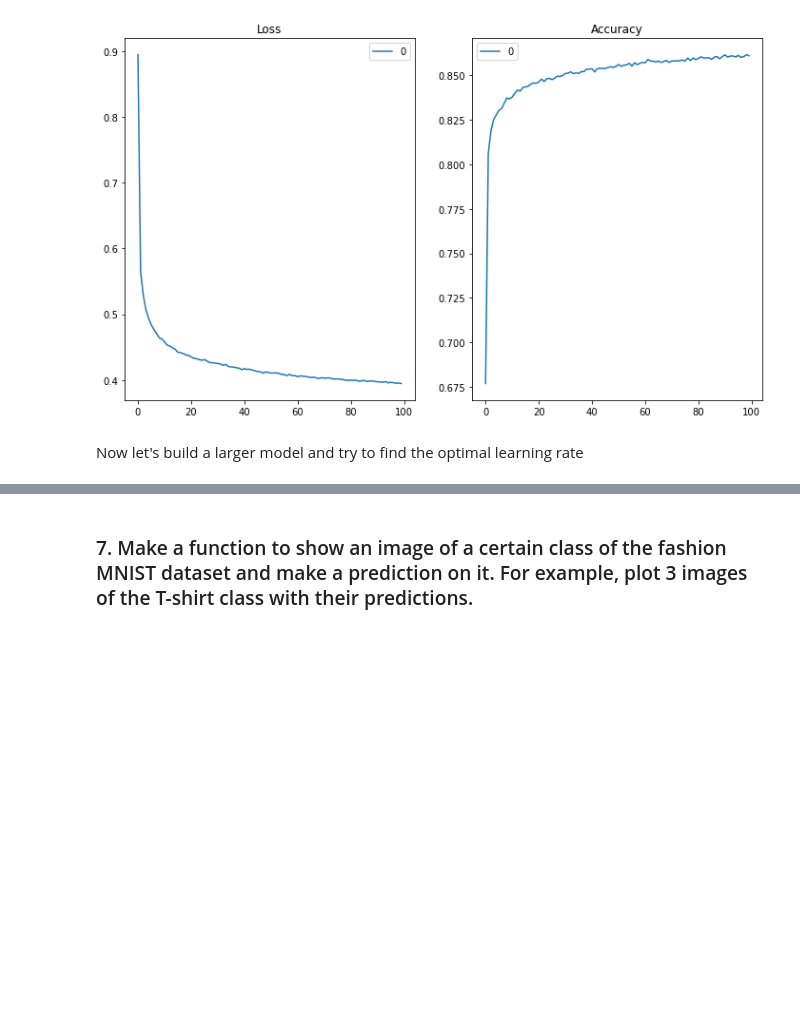
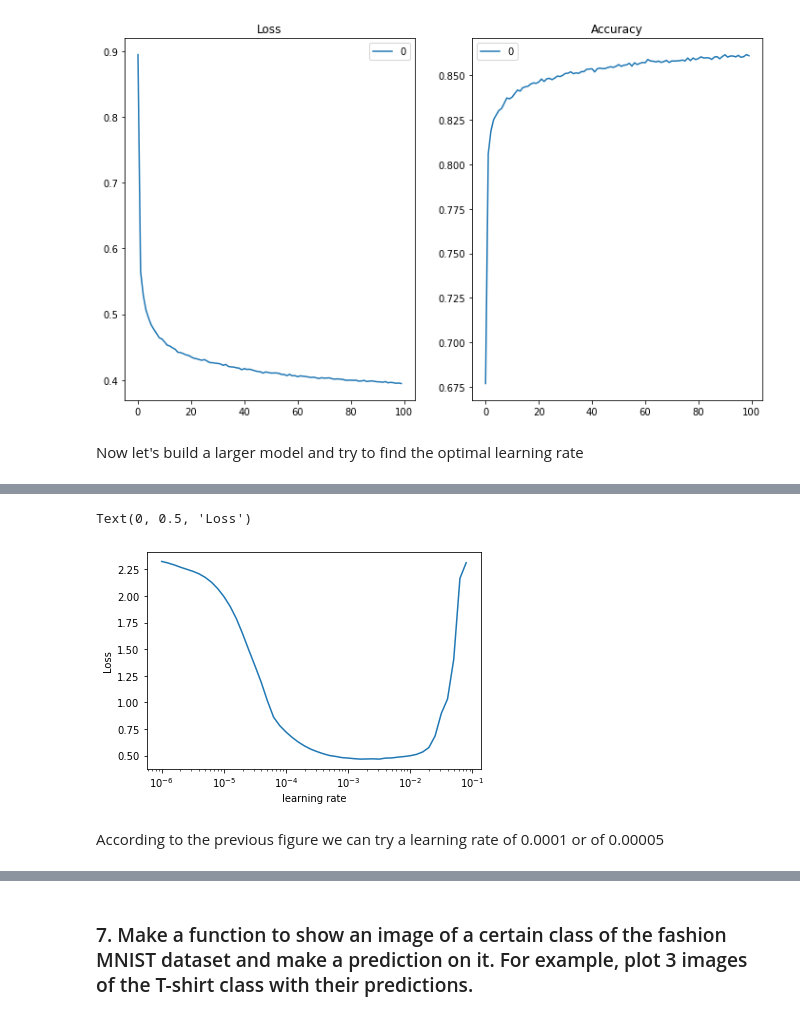
Before and after one commit to danchaud-vincent/tensorflow-deep-learning, a Jupyter notebook: exercices-solutions/02-Neural_Network_For_Classification_problem_Exercices.ipynb, the cells around one changed output, grey strips where cells are left out. Cells and saved outputs as stored; diff of their text form; code cells hidden in the pictures; blank space fills up the shorter version.

```diff
--- a/exercices-solutions/02-Neural_Network_For_Classification_problem_Exercices.ipynb
+++ b/exercices-solutions/02-Neural_Network_For_Classification_problem_Exercices.ipynb
@@ -686,3 +686,27 @@ Text(0.5, 1.0, 'Accuracy')
 [figure]
 # %% [markdown]
 Now let's build a larger model and try to find the optimal learning rate
+# %%
+# model 3
+tf.random.set_seed(42)
+
+# create model
+model_mnist_3 = tf.keras.Sequential([
+    tf.keras.layers.Flatten(input_shape=(28,28)),
+    tf.keras.layers.Dense(6,activation="relu"),
+    tf.keras.layers.Dense(6,activation="relu"),
+    tf.keras.layers.Dense(6,activation="relu"),
+    tf.keras.layers.Dense(6,activation="relu"),
+    tf.keras.layers.Dense(10,activation="softmax"),
+])
+
+# compile
+model_mnist_3.compile(loss = tf.keras.losses.SparseCategoricalCrossentropy(),
+                      optimizer = tf.keras.optimizers.Adam(),
+                      metrics = ["accuracy"])
+
+# callback lr
+lr_callback = tf.keras.callbacks.LearningRateScheduler(lambda epoch: 1e-6 * 10 **(epoch/10))
+
+# fit
+history_mnist_3 = model_mnist_3.fit(train_data_normalized,train_labels,epochs = 50, callbacks = [lr_callback])
@@ -688,0 +731,13 @@ Now let's build a larger model and try to find the optimal learning rate
+# %%
+learning_rate = 1e-6 * 10**(np.arange(50)/10)
+loss = history_mnist_3.history["loss"]
+
+plt.figure()
+plt.semilogx(learning_rate,loss)
+plt.xlabel("learning rate")
+plt.ylabel("Loss")
+# %% [output]
+Text(0, 0.5, 'Loss')
+[figure, added]
+# %% [markdown]
+According to the previous figure we can try a learning rate of 0.0001 or of 0.00005
```
Also changed, not shown: parts of 9 cells of this notebook.
